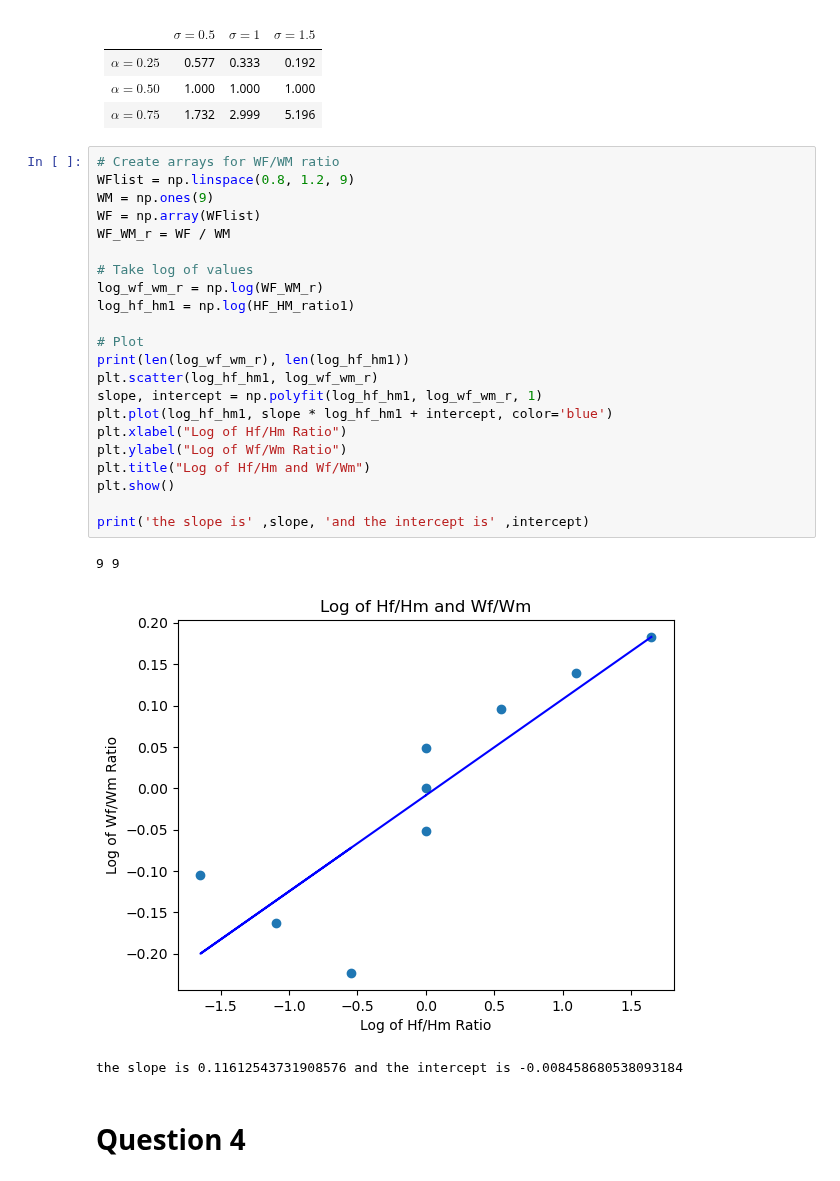
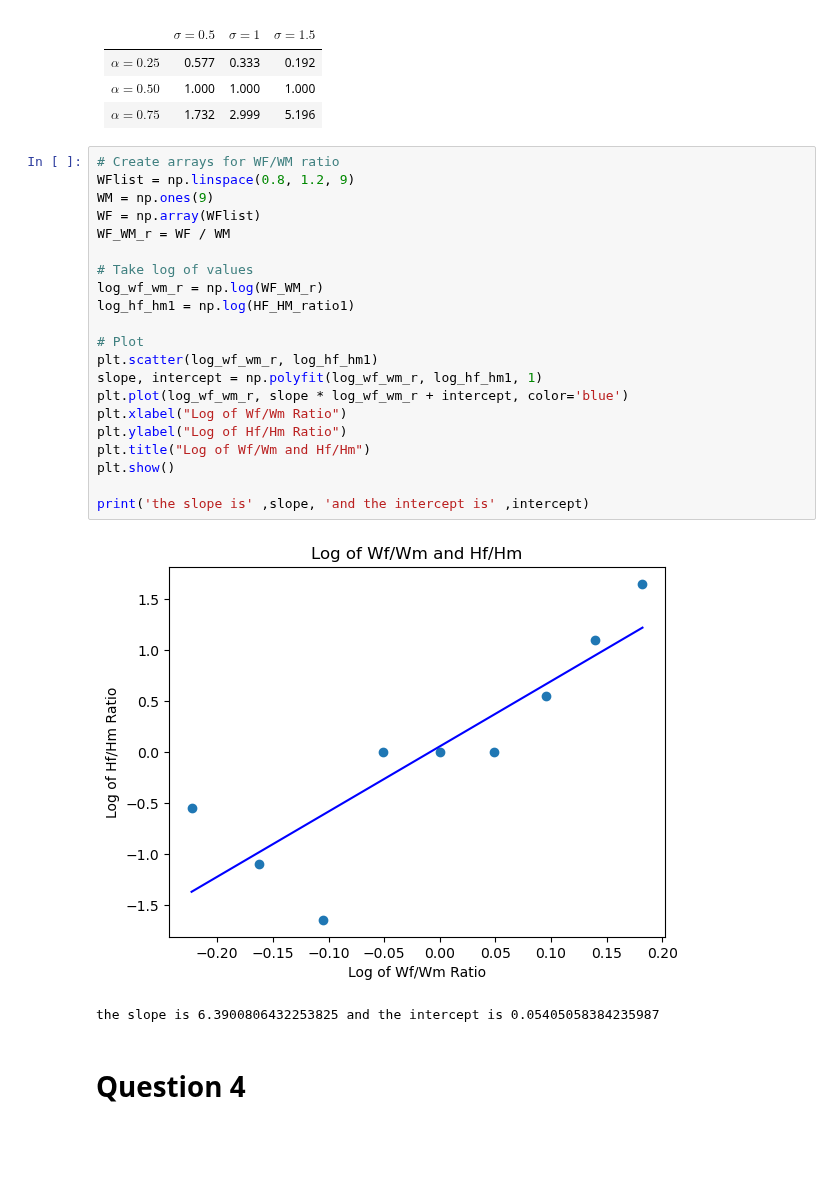
Before and after one commit to NumEconCopenhagen/projects-2023-jt, a Jupyter notebook: inauguralproject/inauguralproject.ipynb, the cells around one changed output. Saved outputs shown, nothing was run; the diff lists cells and outputs as text; blank space fills up the shorter version.

```diff
--- a/inauguralproject/inauguralproject.ipynb
+++ b/inauguralproject/inauguralproject.ipynb
@@ -177,29 +175,27 @@ plt.show()
 # %%
 # Create arrays for WF/WM ratio
 WFlist = np.linspace(0.8, 1.2, 9)
 WM = np.ones(9)
 WF = np.array(WFlist)
 WF_WM_r = WF / WM
 
 # Take log of values
 log_wf_wm_r = np.log(WF_WM_r)
 log_hf_hm1 = np.log(HF_HM_ratio1)
 
 # Plot
-print(len(log_wf_wm_r), len(log_hf_hm1))
-plt.scatter(log_hf_hm1, log_wf_wm_r)
-slope, intercept = np.polyfit(log_hf_hm1, log_wf_wm_r, 1)
-plt.plot(log_hf_hm1, slope * log_hf_hm1 + intercept, color='blue')
-plt.xlabel("Log of Hf/Hm Ratio")
-plt.ylabel("Log of Wf/Wm Ratio")
-plt.title("Log of Hf/Hm and Wf/Wm")
+plt.scatter(log_wf_wm_r, log_hf_hm1)
+slope, intercept = np.polyfit(log_wf_wm_r, log_hf_hm1, 1)
+plt.plot(log_wf_wm_r, slope * log_wf_wm_r + intercept, color='blue')
+plt.xlabel("Log of Wf/Wm Ratio")
+plt.ylabel("Log of Hf/Hm Ratio")
+plt.title("Log of Wf/Wm and Hf/Hm")
 plt.show()
 
 print('the slope is' ,slope, 'and the intercept is' ,intercept)
 # %% [output]
+[figure, new version]
-9 9
+the slope is 6.3900806432253825 and the intercept is 0.05405058384235987
-[figure, old version]
-the slope is 0.11612543731908576 and the intercept is -0.008458680538093184
 # %% [markdown]
 # Question 4
 # %% [markdown]
```
Also changed, not shown: parts of 2 cells of this notebook.
